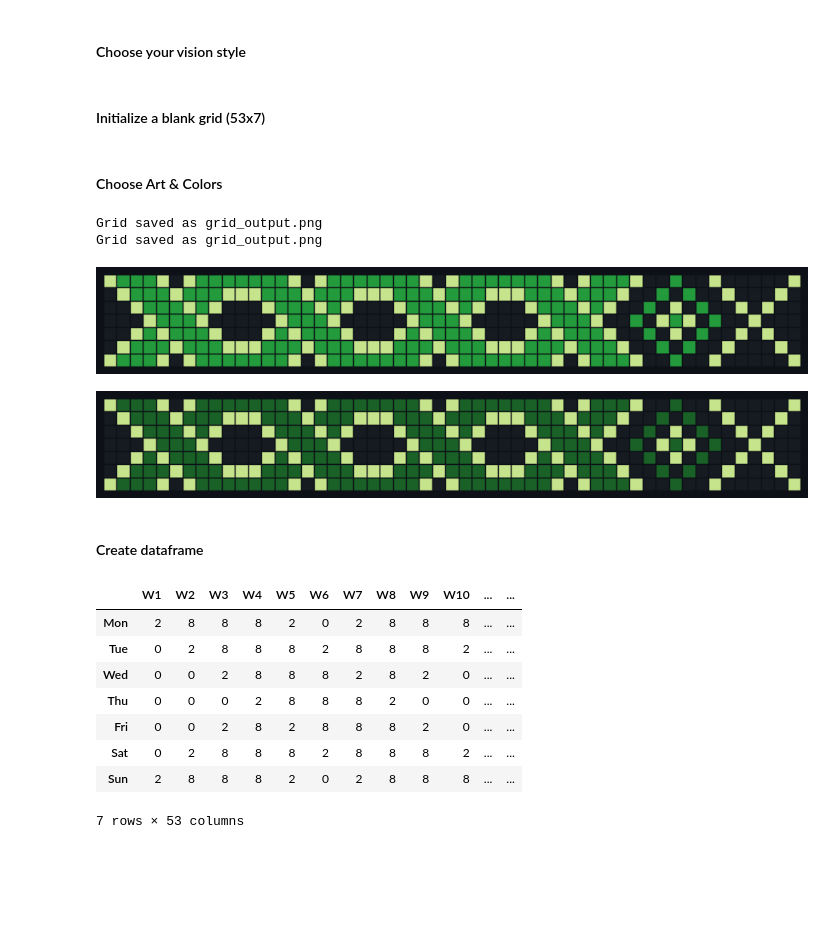
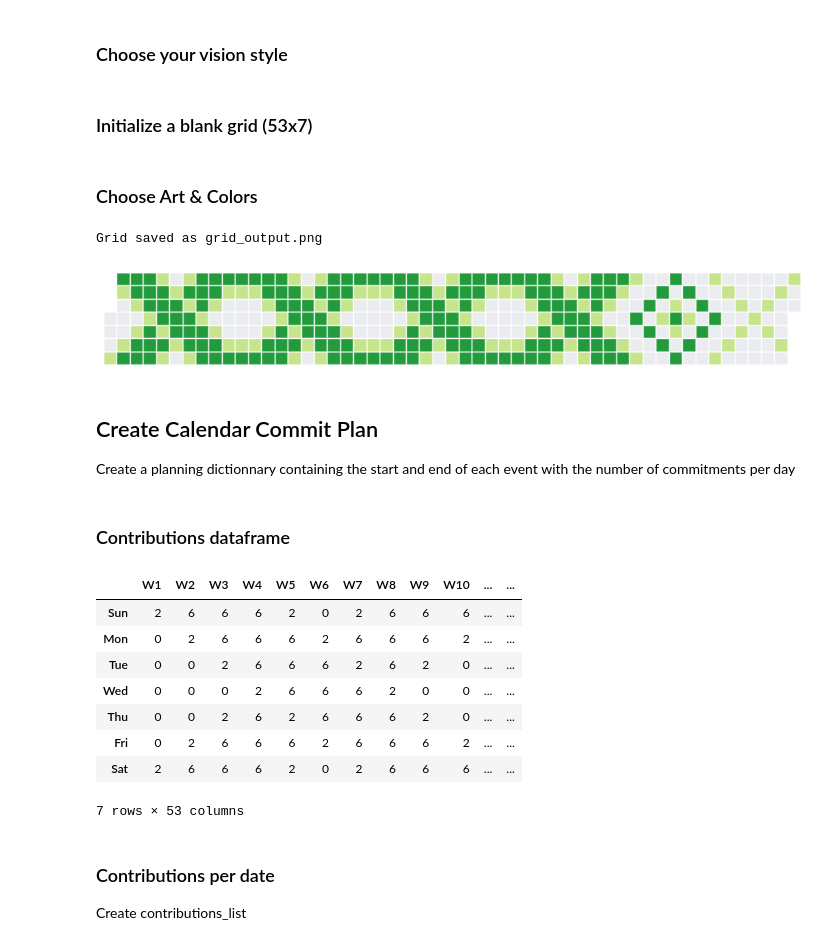
Before and after one commit to j1cky/Contributions-Art, a Jupyter notebook: grid.ipynb, the cells around one changed output. Saved outputs shown, nothing was run; the diff lists cells and outputs as text; code cells hidden in the pictures; blank space fills up the shorter version.

```diff
--- a/grid.ipynb
+++ b/grid.ipynb
@@ -21,36 +6,45 @@ green_min  = "#c6e48b"
 # %% [markdown]
-#### Choose your vision style
+### Choose your vision style
 # %%
-theme = "dark"      # also "light" as option
+theme = "light"      # also "light" as option
 # %% [markdown]
-#### Initialize a blank grid (53x7)
+### Initialize a blank grid (53x7)
 # %%
 box_edge_color, box_blank_color = set_background(theme)
 rows, cols = 7, 53
 
 colors = [[box_blank_color for _ in range(cols)] for _ in range(rows)]
 # %% [markdown]
-#### Choose Art & Colors
+### Choose Art & Colors
 # %%
+green_max  = "#196127"
+green_more = "#239a3b"
+green_less = "#7bc96f"
+green_min  = "#c6e48b"
+
 create_grid(art_num1(colors, green_min, green_more),box_edge_color)
-create_grid(art_num1(colors, green_min, green_max),box_edge_color)
+# create_grid(art_num1(colors, green_min, green_max),box_edge_color)
 # %% [output]
 Grid saved as grid_output.png
-Grid saved as grid_output.png
-[figure, old version]
+[figure, new version]
-[figure, removed]
+# %% [markdown]
+## Create Calendar Commit Plan
+Create a planning dictionnary containing the start and end of each event with the number of commitments per day
 # %% [markdown]
-#### Create dataframe
+### Contributions dataframe
 # %%
-art_df = generate_dataframe(colors,box_blank_color)
-art_df
+contributions_df = generate_dataframe(colors,box_blank_color)
+contributions_df
 # %% [output]
 |  | W1 | W2 | W3 | W4 | W5 | W6 | W7 | W8 | W9 | W10 | ... | ... |
-| Mon | 2 | 8 | 8 | 8 | 2 | 0 | 2 | 8 | 8 | 8 | ... | ... |
-| Tue | 0 | 2 | 8 | 8 | 8 | 2 | 8 | 8 | 8 | 2 | ... | ... |
-| Wed | 0 | 0 | 2 | 8 | 8 | 8 | 2 | 8 | 2 | 0 | ... | ... |
-| Thu | 0 | 0 | 0 | 2 | 8 | 8 | 8 | 2 | 0 | 0 | ... | ... |
-| Fri | 0 | 0 | 2 | 8 | 2 | 8 | 8 | 8 | 2 | 0 | ... | ... |
-| Sat | 0 | 2 | 8 | 8 | 8 | 2 | 8 | 8 | 8 | 2 | ... | ... |
-| Sun | 2 | 8 | 8 | 8 | 2 | 0 | 2 | 8 | 8 | 8 | ... | ... |
+| Sun | 2 | 6 | 6 | 6 | 2 | 0 | 2 | 6 | 6 | 6 | ... | ... |
+| Mon | 0 | 2 | 6 | 6 | 6 | 2 | 6 | 6 | 6 | 2 | ... | ... |
+| Tue | 0 | 0 | 2 | 6 | 6 | 6 | 2 | 6 | 2 | 0 | ... | ... |
+| Wed | 0 | 0 | 0 | 2 | 6 | 6 | 6 | 2 | 0 | 0 | ... | ... |
+| Thu | 0 | 0 | 2 | 6 | 2 | 6 | 6 | 6 | 2 | 0 | ... | ... |
+| Fri | 0 | 2 | 6 | 6 | 6 | 2 | 6 | 6 | 6 | 2 | ... | ... |
+| Sat | 2 | 6 | 6 | 6 | 2 | 0 | 2 | 6 | 6 | 6 | ... | ... |
 7 rows × 53 columns
+# %% [markdown]
+### Contributions per date
+Create contributions_list
```
Also changed, not shown: parts of 20 cells of this notebook, 2 other files.
